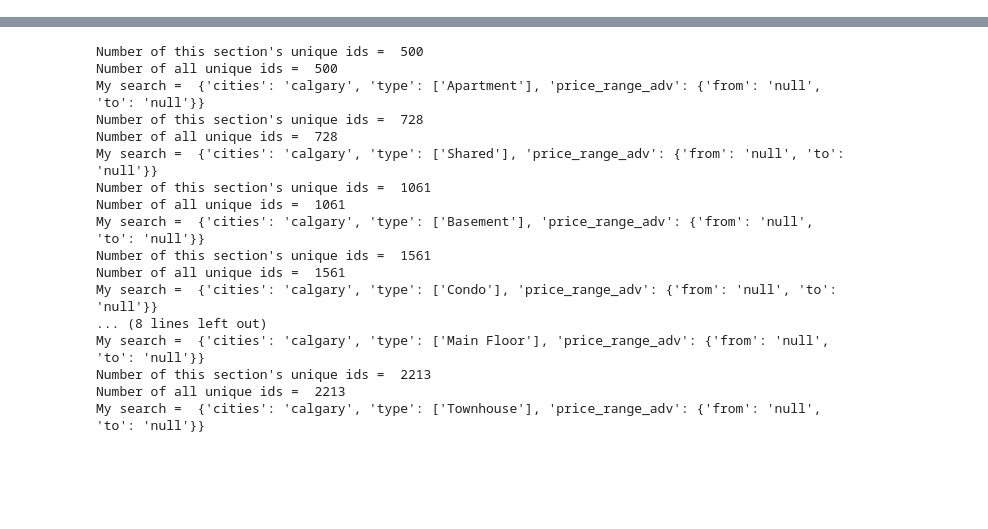
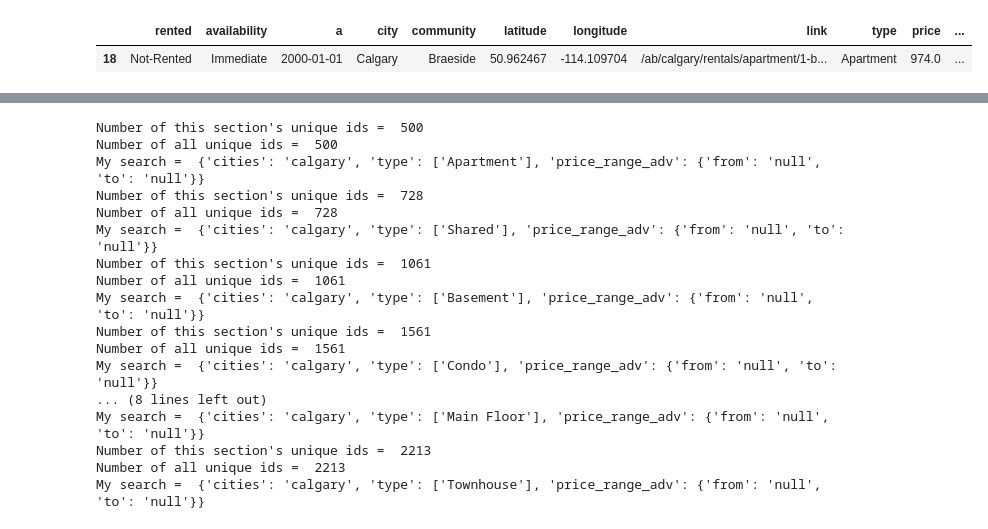
Before and after one commit to mitramir55/House-Price-Analyzer-Flask, a Jupyter notebook: practice - 1.ipynb, the cells around one changed output, grey strips where cells are left out. Saved outputs shown, nothing was run; the diff lists cells and outputs as text; code cells hidden in the pictures; blank space fills up the shorter version.

```diff
--- a/practice - 1.ipynb
+++ b/practice - 1.ipynb
@@ -8,3 +8,10 @@ from termcolor import colored
 from urllib.request import urlopen
 import json
 pd.set_option('display.max_columns', None)
+# %%
+df = pd.read_csv(r'Dataset\calgary_cleaned_rentals_dataset.csv')
+# %%
+df[(~df.price.isna())&(~df.price2.isna())].head(1)#['link'].values
+# %% [output]
+|  | rented | availability | a | city | community | latitude | longitude | link | type | price | ... |
+| 18 | Not-Rented | Immediate | 2000-01-01 | Calgary | Braeside | 50.962467 | -114.109704 | /ab/calgary/rentals/apartment/1-b... | Apartment | 974.0 | ... |
```
Also changed, not shown: parts of 6 cells of this notebook, 2 other files.
